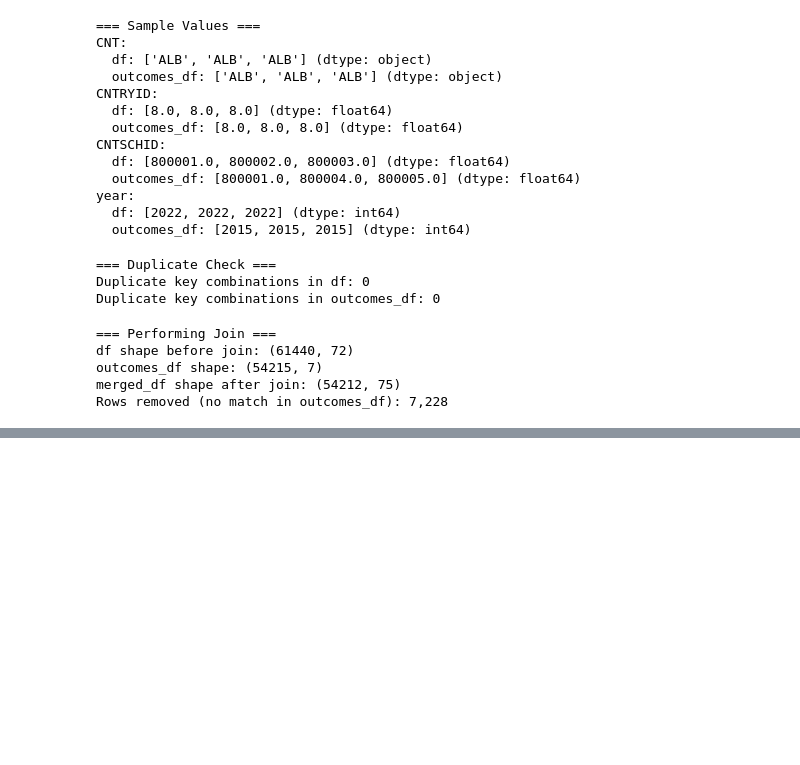
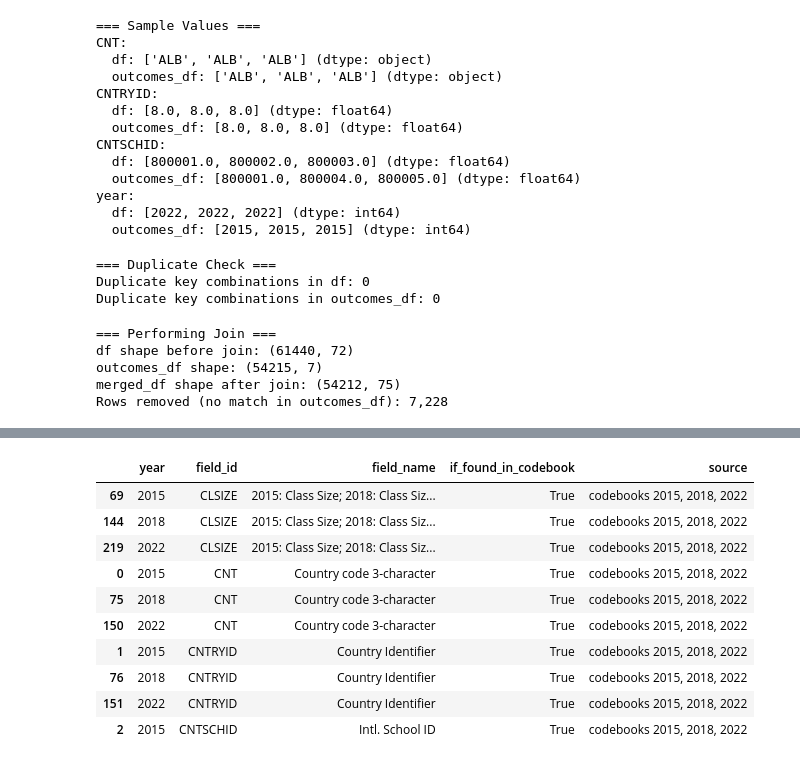
Before and after one commit to myudaninpu/Team_DN3_FinalProject, a Jupyter notebook: Individual_Analyses/Operations_Analyst/PISA_data_processing.ipynb, the cells around one changed output, grey strips where cells are left out. Drawn from its saved outputs; the diff is of its cells as text; code cells hidden in the pictures; blank space fills up the shorter version.

Commit message:
Added creation of BQ table pisa_codebooks to data processing notebook for Operations Analyst

```diff
--- a/Individual_Analyses/Operations_Analyst/PISA_data_processing.ipynb
+++ b/Individual_Analyses/Operations_Analyst/PISA_data_processing.ipynb
@@ -846,0 +853,6 @@ create_table_upload_data(BQ_DATASET, 'pisa_data', merged_df)
+# %%
+# Read the field names form the BQ data table
+table = client.get_table(f'{PROJECT_ID}.{BQ_DATASET}.pisa_data')
+field_names = [field.name for field in table.schema]
+df_fields = pd.DataFrame(columns=field_names)
+df_fields
@@ -846,0 +861,3 @@ create_table_upload_data(BQ_DATASET, 'pisa_data', merged_df)
+# %%
+codebook_df = process_multi_year_codes(years, df_fields, path, 'CY08MSP_SCH_QQQ')
+codebook_df.head()
@@ -846,0 +899,28 @@ create_table_upload_data(BQ_DATASET, 'pisa_data', merged_df)
+# %%
+def generate_source_and_field_name(group):
+    codebook_years = group[group['if_found_in_codebook']]['year'].sort_values().tolist()
+
+    # Generate source
+    if codebook_years:
+        years_str = ', '.join(map(str, codebook_years))
+        source = f'codebooks {years_str}'
+    else:
+        source = 'engineered'
+
+    # Check if field_name varies within the group
+    unique_field_names = group['field_name'].unique()
+    if len(unique_field_names) > 1:
+        # Create year: field_name mapping
+        year_field_mapping = []
+        for _, row in group.iterrows():
+            year_field_mapping.append(f"{row['year']}: {row['field_name']}")
+        field_name = '; '.join(sorted(year_field_mapping))
+    else:
+        # Use the single field_name
+        field_name = unique_field_names[0]
+
+    return pd.Series({'source': source, 'field_name': field_name})
+# %%
+# Apply the function and update both columns
+result = codebook_df.groupby('field_id').apply(generate_source_and_field_name)
+result.head()
@@ -846,0 +935,17 @@ create_table_upload_data(BQ_DATASET, 'pisa_data', merged_df)
+# %%
+codebook_df['source'] = result['source'].reindex(codebook_df['field_id']).values
+codebook_df['field_name'] = result['field_name'].reindex(codebook_df['field_id']).values
+
+codebook_df.head(10)
+# %% [output]
+|  | year | field_id | field_name | if_found_in_codebook | source |
+| 69 | 2015 | CLSIZE | 2015: Class Size; 2018: Class Siz... | True | codebooks 2015, 2018, 2022 |
+| 144 | 2018 | CLSIZE | 2015: Class Size; 2018: Class Siz... | True | codebooks 2015, 2018, 2022 |
+| 219 | 2022 | CLSIZE | 2015: Class Size; 2018: Class Siz... | True | codebooks 2015, 2018, 2022 |
+| 0 | 2015 | CNT | Country code 3-character | True | codebooks 2015, 2018, 2022 |
+| 75 | 2018 | CNT | Country code 3-character | True | codebooks 2015, 2018, 2022 |
+| 150 | 2022 | CNT | Country code 3-character | True | codebooks 2015, 2018, 2022 |
+| 1 | 2015 | CNTRYID | Country Identifier | True | codebooks 2015, 2018, 2022 |
+| 76 | 2018 | CNTRYID | Country Identifier | True | codebooks 2015, 2018, 2022 |
+| 151 | 2022 | CNTRYID | Country Identifier | True | codebooks 2015, 2018, 2022 |
+| 2 | 2015 | CNTSCHID | Intl. School ID | True | codebooks 2015, 2018, 2022 |
```
Also changed, not shown: parts of 11 cells of this notebook, 1 other file.
